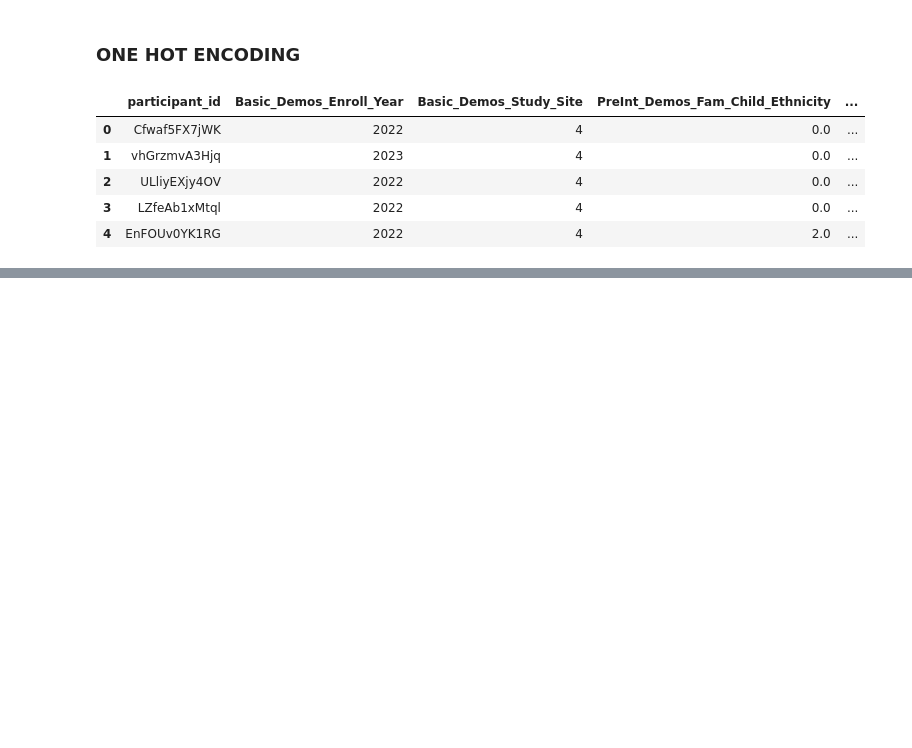
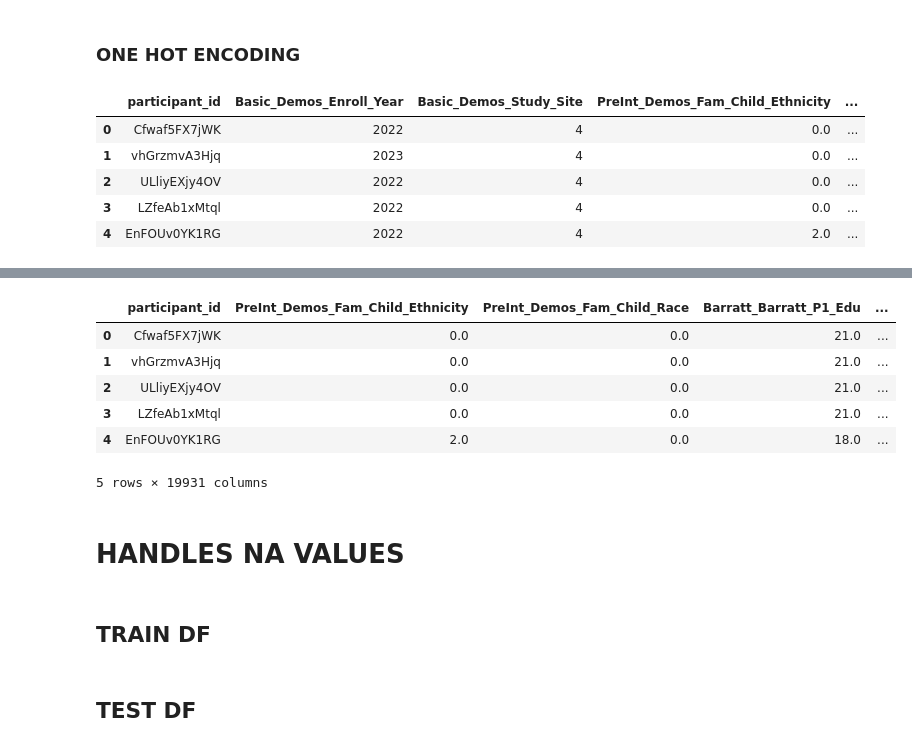
Before and after one commit to fatimahyusof/WiDS, a Jupyter notebook: Wids.ipynb, the cells around one changed output, grey strips where cells are left out. Drawn from its saved outputs; the diff is of its cells as text; code cells hidden in the pictures; blank space fills up the shorter version.

```diff
--- a/Wids.ipynb
+++ b/Wids.ipynb
@@ -1670,0 +1693,16 @@ train_
+# %%
+test_x_df = pd.merge(test_cat_FCM , test_Quant, on = 'participant_id')
+# ensure it looks accurate
+test_x_df.head()
+# %% [output]
+|  | participant_id | PreInt_Demos_Fam_Child_Ethnicity | PreInt_Demos_Fam_Child_Race | Barratt_Barratt_P1_Edu | ... |
+| 0 | Cfwaf5FX7jWK | 0.0 | 0.0 | 21.0 | ... |
+| 1 | vhGrzmvA3Hjq | 0.0 | 0.0 | 21.0 | ... |
+| 2 | ULliyEXjy4OV | 0.0 | 0.0 | 21.0 | ... |
+| 3 | LZfeAb1xMtql | 0.0 | 0.0 | 21.0 | ... |
+| 4 | EnFOUv0YK1RG | 2.0 | 0.0 | 18.0 | ... |
+5 rows × 19931 columns
+# %% [markdown]
+# HANDLES NA VALUES
+# %% [markdown]
+## TRAIN DF
@@ -1670,0 +1718,2 @@ train_
+# %% [markdown]
+## TEST DF
```
Also changed, not shown: parts of 18 cells of this notebook.
